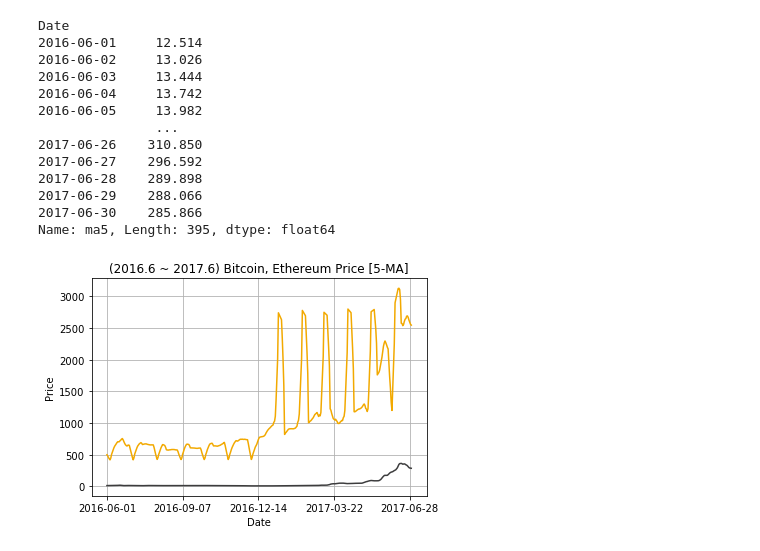
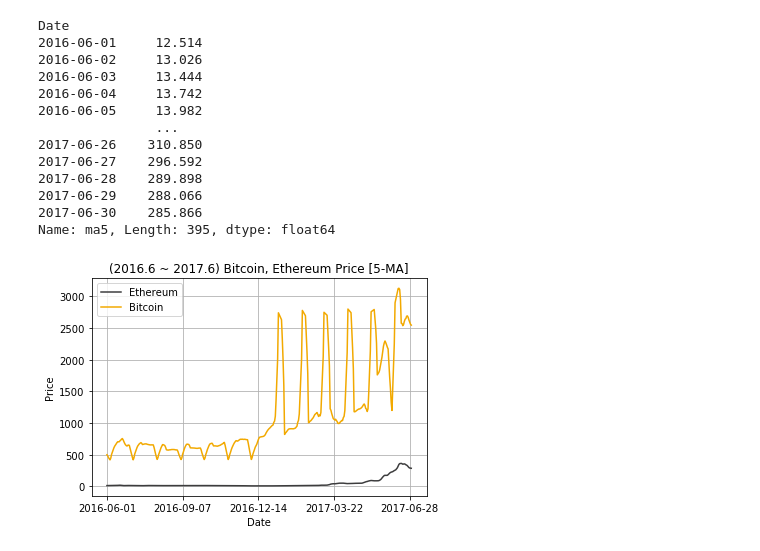
Before and after one commit to super-corini/programmers_kdt_II, a Jupyter notebook: 5. Day5 mission.ipynb, the cells around one changed output. Cells and saved outputs as stored; diff of their text form; code cells hidden in the pictures.

```diff
--- a/5. Day5 mission.ipynb
+++ b/5. Day5 mission.ipynb
@@ -310,13 +310,14 @@ Date
 2017-06-30    285.866
 Name: ma5, Length: 395, dtype: float64
 # %%
-plt.plot(df_eth['ma5'], color='#3c3c3d', )
-plt.plot(bitcoin['ma5'], color='#f2a900')
+plt.plot(df_eth['ma5'], color='#3c3c3d', label='Ethereum')
+plt.plot(bitcoin['ma5'], color='#f2a900', label='Bitcoin')
 plt.xlabel('Date')
 plt.ylabel('Price')
 plt.title('(2016.6 ~ 2017.6) Bitcoin, Ethereum Price [5-MA]')
 plt.xticks(df_eth['Date'][::98])
 plt.grid()
+plt.legend()
 plt.show()
 # %% [output]
-[figure, old version]
+[figure, new version]
```
